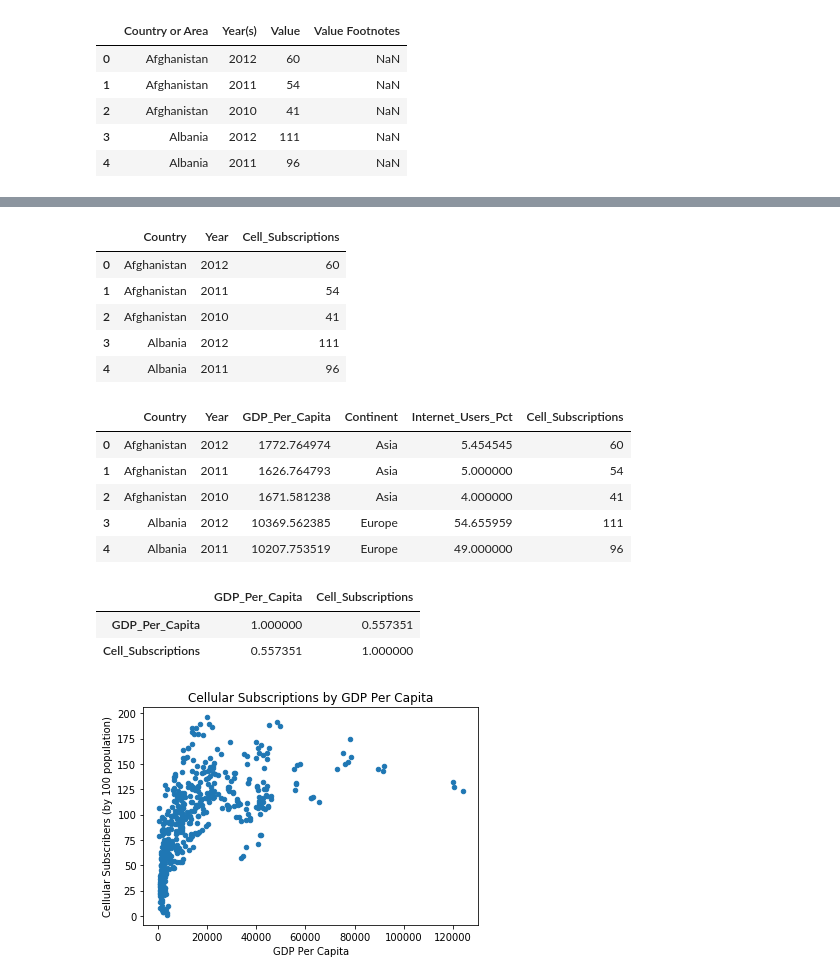
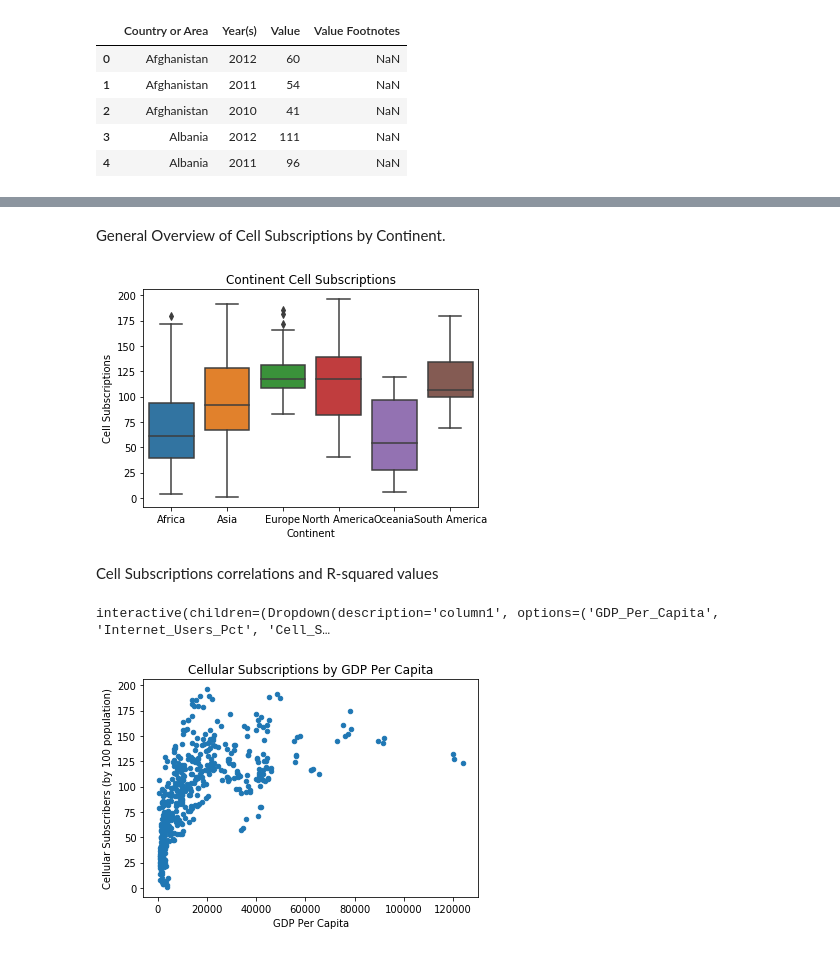
Before and after one commit to brittany-city/un_exploration, a Jupyter notebook: UN_Data_Exploration.ipynb, the cells around one changed output, grey strips where cells are left out. Saved outputs shown, nothing was run; the diff lists cells and outputs as text; code cells hidden in the pictures.

```diff
--- a/UN_Data_Exploration.ipynb
+++ b/UN_Data_Exploration.ipynb
@@ -496,29 +500,23 @@ KeyError: "['Value Footnotes'] not found in axis"
-# %%
-cellphone.head()
-# %% [output]
-|  | Country | Year | Cell_Subscriptions |
-| 0 | Afghanistan | 2012 | 60 |
-| 1 | Afghanistan | 2011 | 54 |
-| 2 | Afghanistan | 2010 | 41 |
-| 3 | Albania | 2012 | 111 |
-| 4 | Albania | 2011 | 96 |
 # %%
 gdp_internet_cell = pd.merge(gdp_and_internet_use, cellphone, on=['Country','Year'], how='inner')
-# %%
-gdp_internet_cell.head()
-# %% [output]
-|  | Country | Year | GDP_Per_Capita | Continent | Internet_Users_Pct | Cell_Subscriptions |
-| 0 | Afghanistan | 2012 | 1772.764974 | Asia | 5.454545 | 60 |
-| 1 | Afghanistan | 2011 | 1626.764793 | Asia | 5.000000 | 54 |
-| 2 | Afghanistan | 2010 | 1671.581238 | Asia | 4.000000 | 41 |
-| 3 | Albania | 2012 | 10369.562385 | Europe | 54.655959 | 111 |
-| 4 | Albania | 2011 | 10207.753519 | Europe | 49.000000 | 96 |
-# %%
-gdp_internet_cell[['GDP_Per_Capita','Cell_Subscriptions']].corr()
-# %% [output]
-|  | GDP_Per_Capita | Cell_Subscriptions |
-| GDP_Per_Capita | 1.000000 | 0.557351 |
-| Cell_Subscriptions | 0.557351 | 1.000000 |
+# %% [markdown]
+General Overview of Cell Subscriptions by Continent.
+# %%
+sns.boxplot( x=gdp_internet_cell["Continent"], y=gdp_internet_cell["Cell_Subscriptions"] )
+plt.title('Continent Cell Subscriptions')
+plt.xlabel('Continent')
+plt.ylabel('Cell Subscriptions');
+# %% [output]
+[figure, added]
+# %% [markdown]
+Cell Subscriptions correlations and R-squared values
+# %%
+@interact
+def correlations(column1=list(gdp_internet_cell.select_dtypes('number').columns),
+                column2=list(gdp_internet_cell.select_dtypes('number').columns)):
+    print(f"Correlation: {gdp_internet_cell[column1].corr(gdp_internet_cell[column2])}")
+# %% [output]
+interactive(children=(Dropdown(description='column1', options=('GDP_Per_Capita', 'Internet_Users_Pct', 'Cell_S…
 # %%
 ax=gdp_internet_cell.plot(kind='scatter',x='GDP_Per_Capita', y='Cell_Subscriptions')
 plt.title('Cellular Subscriptions by GDP Per Capita')
```
Also changed, not shown: parts of 22 cells of this notebook.
